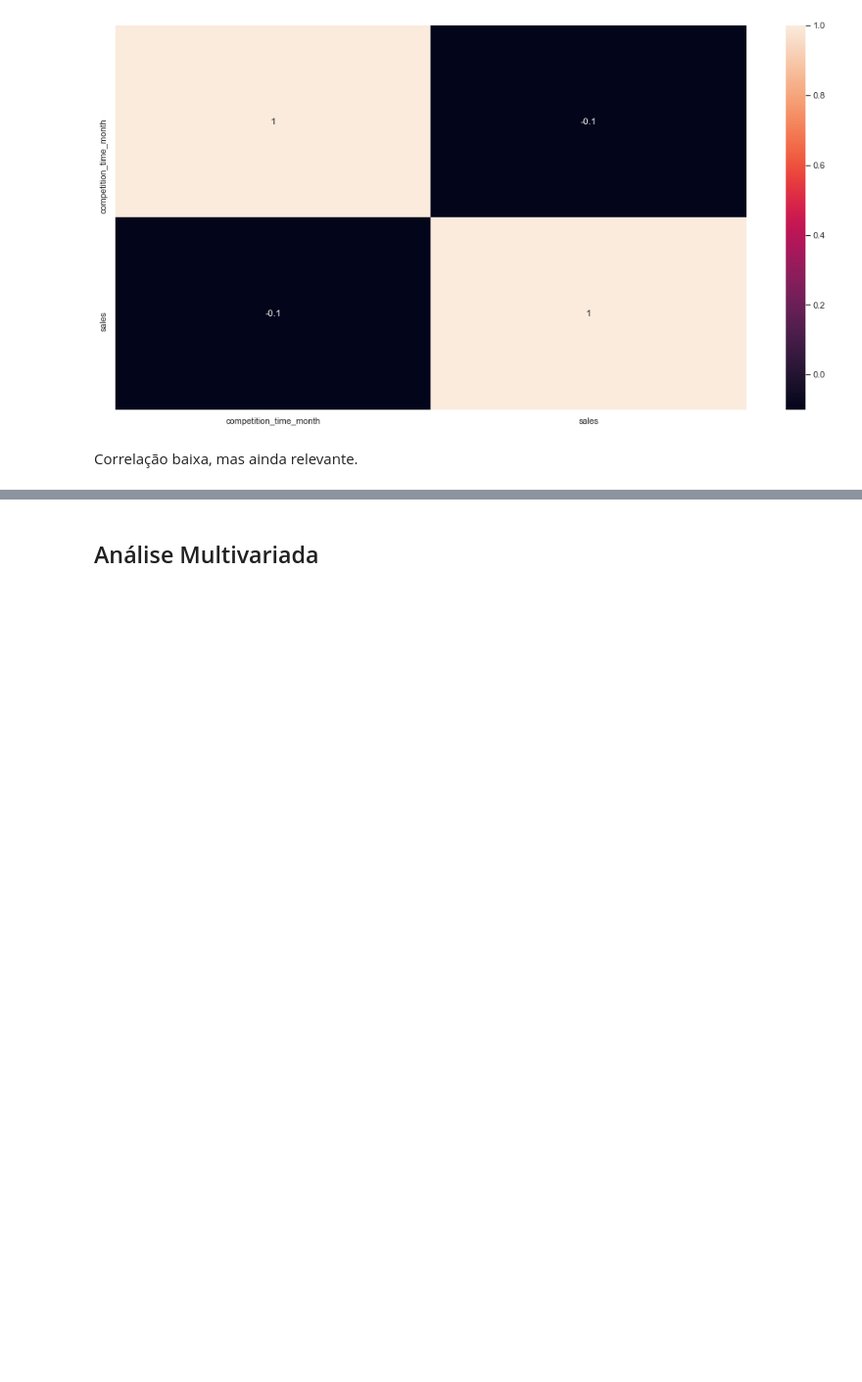
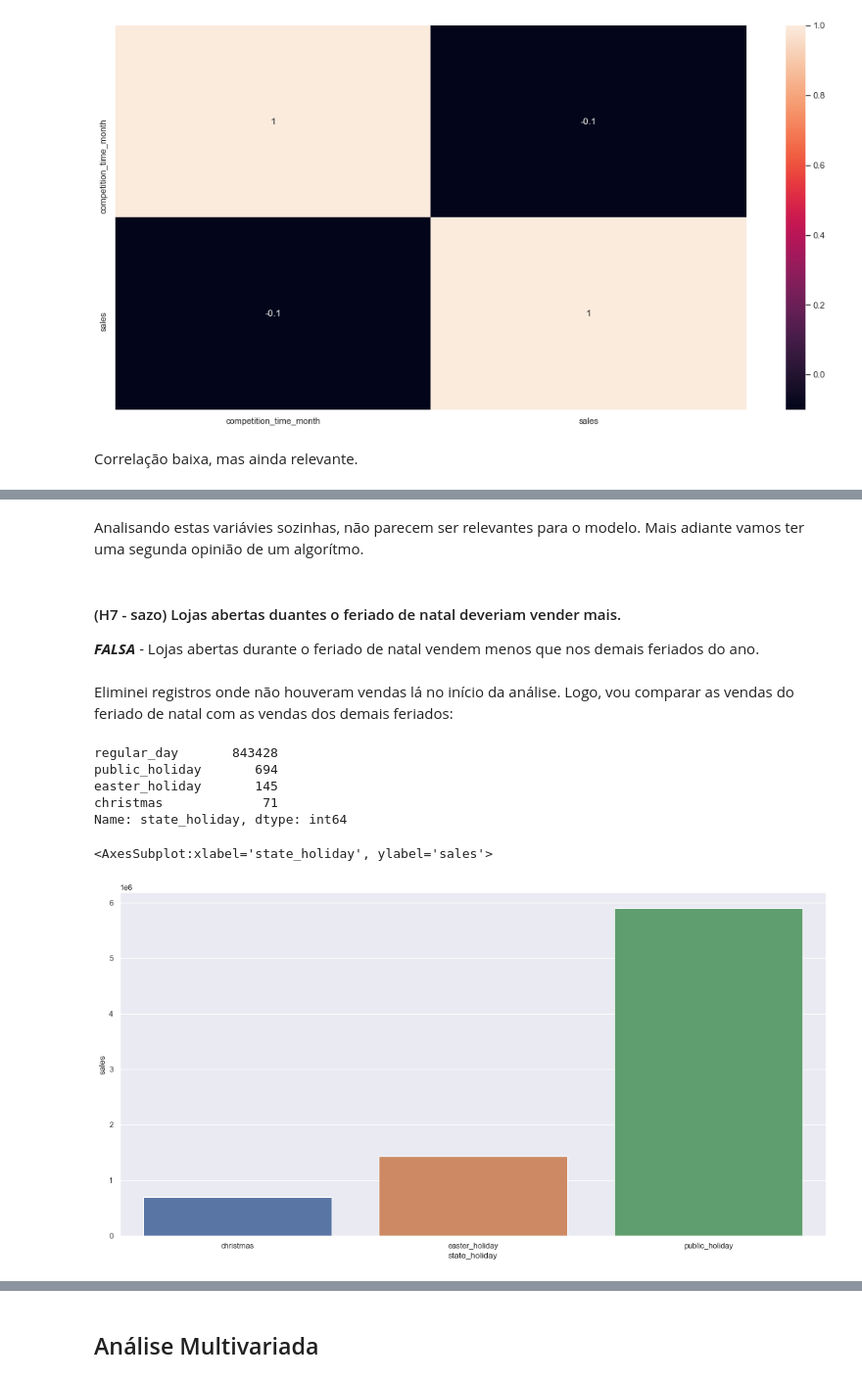
Before and after one commit to nortonvanz/Pharmacy-Sales-Forecast, a Jupyter notebook: notebooks/m04_eda.ipynb, the cells around one changed output, grey strips where cells are left out. Shown at 98% size. Drawn from its saved outputs; the diff is of its cells as text; code cells hidden in the pictures; blank space fills up the shorter version.

```diff
--- a/notebooks/m04_eda.ipynb
+++ b/notebooks/m04_eda.ipynb
@@ -1378,0 +1377,22 @@ Analisando estas variávies sozinhas, não parecem ser relevantes para o modelo.
+# %% [markdown]
+Analisando estas variávies sozinhas, não parecem ser relevantes para o modelo. Mais adiante vamos ter uma segunda opinião de um algorítmo.
+# %% [markdown]
+#### (H7 - sazo) Lojas abertas duantes o feriado de natal deveriam vender mais.
+***FALSA*** - Lojas abertas durante o feriado de natal vendem menos que nos demais feriados do ano.
+# %% [markdown]
+Eliminei registros onde não houveram vendas lá no início da análise. Logo, vou comparar as vendas do feriado de natal com as vendas dos demais feriados:
+# %%
+df4['state_holiday'].value_counts()
+# %% [output]
+regular_day       843428
+public_holiday       694
+easter_holiday       145
+christmas             71
+Name: state_holiday, dtype: int64
+# %%
+aux = df4[df4['state_holiday'] != 'regular_day']
+aux1 = aux[['state_holiday','sales']].groupby ('state_holiday').sum().reset_index()
+sns.barplot( x='state_holiday', y='sales', data=aux1 )
+# %% [output]
+<AxesSubplot:xlabel='state_holiday', ylabel='sales'>
+[figure, added]
```
Also changed, not shown: parts of 78 cells of this notebook.
